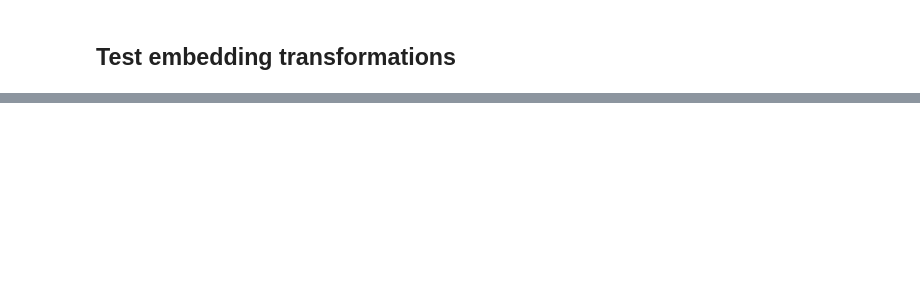
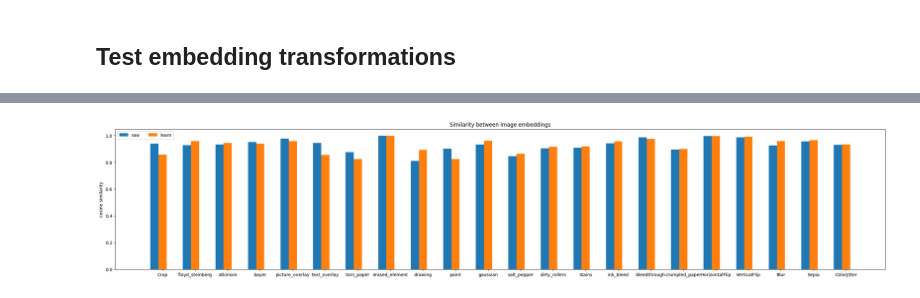
Before and after one commit to Raphael-Renard/HighVision, a Jupyter notebook: representation/image/methods/simclr.ipynb, the cells around one changed output, grey strips where cells are left out. Drawn from its saved outputs; the diff is of its cells as text; code cells hidden in the pictures; blank space fills up the shorter version.

```diff
--- a/representation/image/methods/simclr.ipynb
+++ b/representation/image/methods/simclr.ipynb
@@ -791,0 +947,6 @@ visualize_combined(raw_features, learned_embeddings, transformations*2, labels).
+# %%
+model_architecture = SimCLRFeatureExtractor
+path = '../results/weights/simclr/model_drawing.pth'
+histogram(model_architecture, path, 50)
+# %% [output]
+[figure, added]
```
Also changed, not shown: parts of 23 cells of this notebook, 6 other files.
